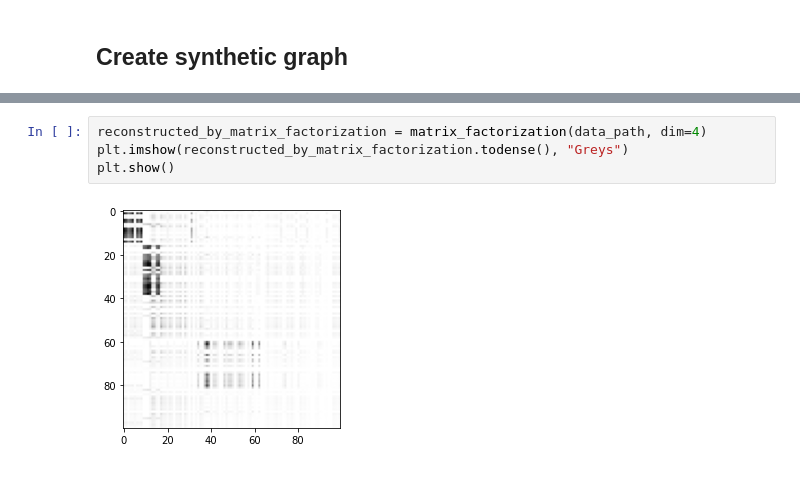
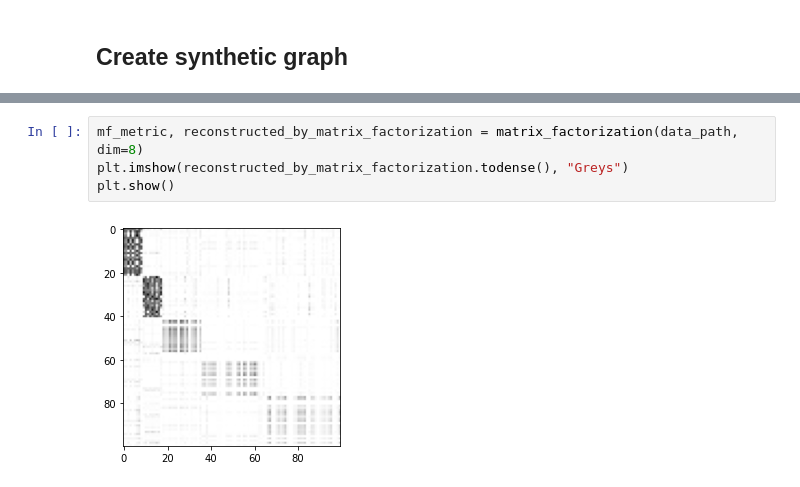
Before and after one commit to WenXinDong2018/bipartite_graph_representation, a Jupyter notebook: src/learning/notebooks/demo.ipynb, the cells around one changed output, grey strips where cells are left out. Drawn from its saved outputs; the diff is of its cells as text.

```diff
--- a/src/learning/notebooks/demo.ipynb
+++ b/src/learning/notebooks/demo.ipynb
@@ -101,6 +103,6 @@ time: 1min 8s (started: 2022-07-23 18:52:16 -07:00)
 # %%
-reconstructed_by_matrix_factorization = matrix_factorization(data_path, dim=4)
+mf_metric, reconstructed_by_matrix_factorization = matrix_factorization(data_path, dim=8)
 plt.imshow(reconstructed_by_matrix_factorization.todense(), "Greys")
 plt.show()
 # %% [output]
-[figure, old version]
+[figure, new version]
```
Also changed, not shown: parts of 29 cells of this notebook, 21 other files.
